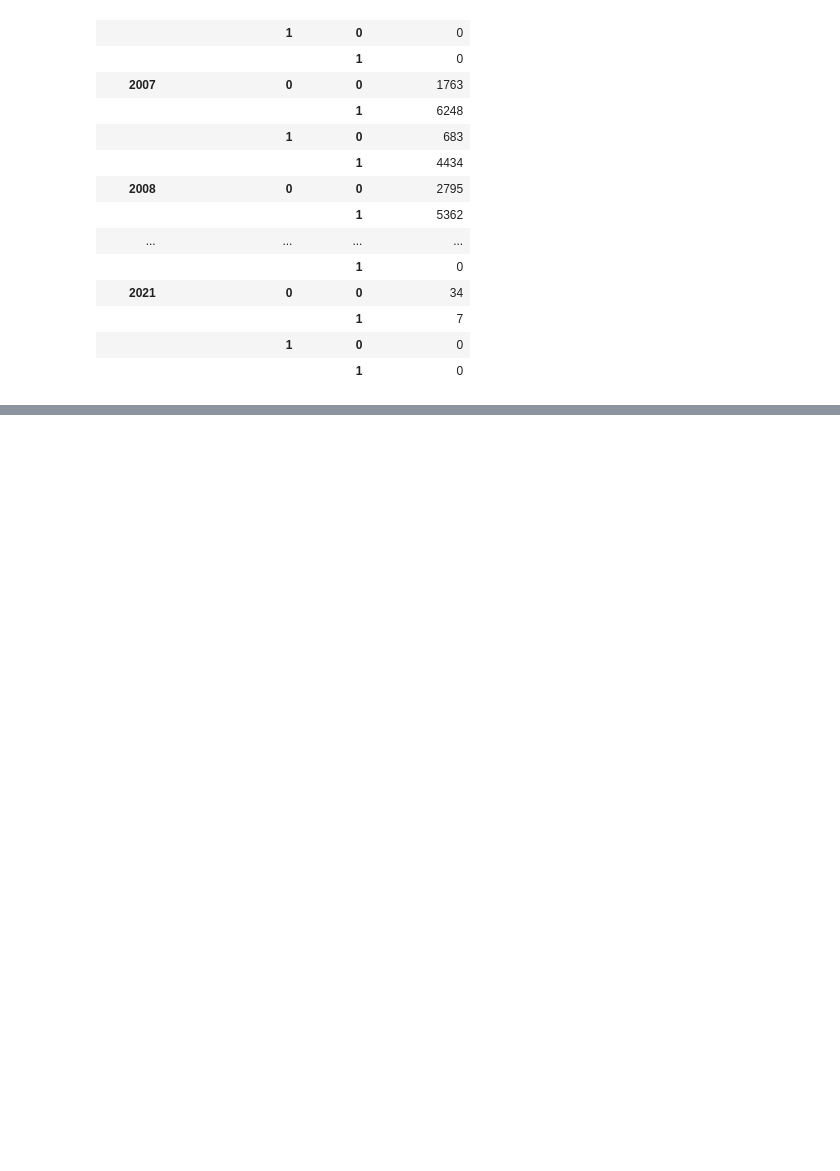
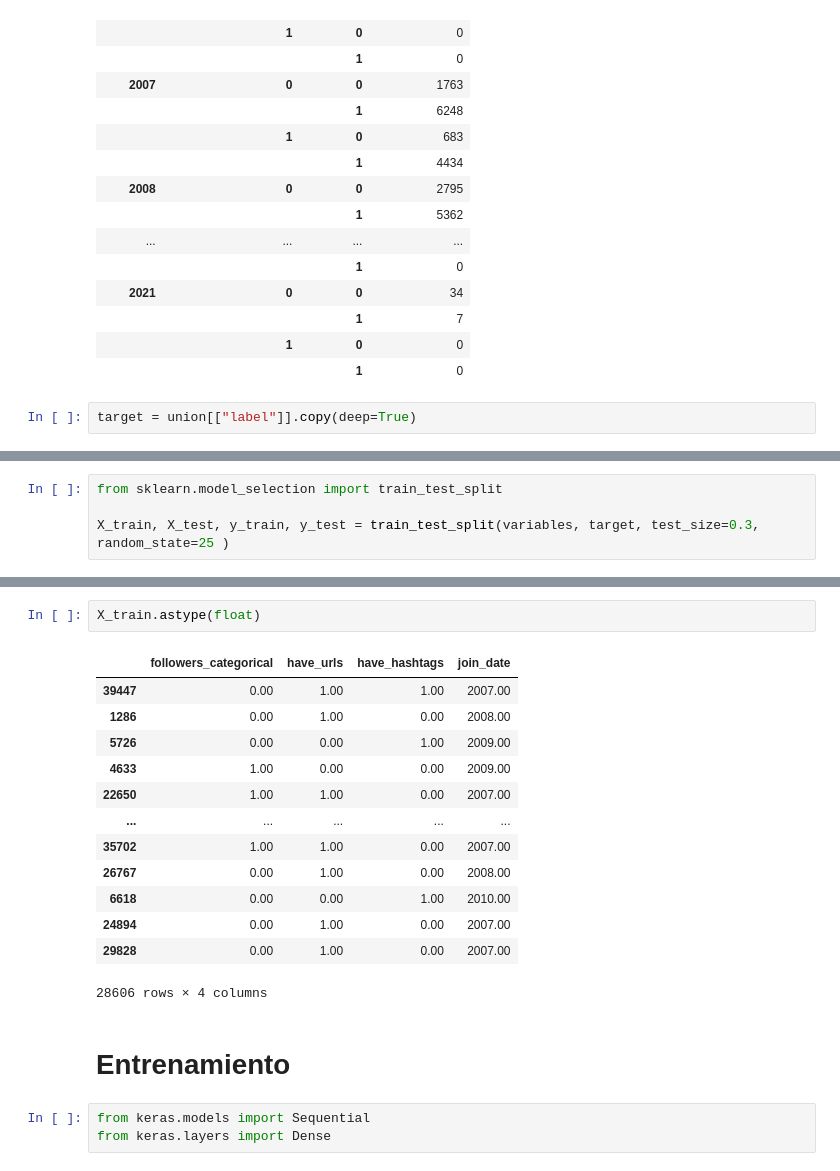
Before and after one commit to julianmelero/twitter-ai, a Jupyter notebook: Analysis/clasification.ipynb, the cells around one changed output, grey strips where cells are left out. Drawn from its saved outputs; the diff is of its cells as text; blank space fills up the shorter version.

Commit message:
Fit model

```diff
--- a/Analysis/clasification.ipynb
+++ b/Analysis/clasification.ipynb
@@ -297,3 +297,5 @@ variables.groupby(["join_date","followers_categorical","have_urls"]).count()
 |  |  | 1 | 7 |
 |  | 1 | 0 | 0 |
 |  |  | 1 | 0 |
+# %%
+target = union[["label"]].copy(deep=True)
@@ -299,0 +324,4 @@ variables.groupby(["join_date","followers_categorical","have_urls"]).count()
+# %%
+from sklearn.model_selection import train_test_split
+
+X_train, X_test, y_train, y_test = train_test_split(variables, target, test_size=0.3, random_state=25 )
@@ -299,0 +340,21 @@ variables.groupby(["join_date","followers_categorical","have_urls"]).count()
+# %%
+X_train.astype(float)
+# %% [output]
+|  | followers_categorical | have_urls | have_hashtags | join_date |
+| 39447 | 0.00 | 1.00 | 1.00 | 2007.00 |
+| 1286 | 0.00 | 1.00 | 0.00 | 2008.00 |
+| 5726 | 0.00 | 0.00 | 1.00 | 2009.00 |
+| 4633 | 1.00 | 0.00 | 0.00 | 2009.00 |
+| 22650 | 1.00 | 1.00 | 0.00 | 2007.00 |
+| ... | ... | ... | ... | ... |
+| 35702 | 1.00 | 1.00 | 0.00 | 2007.00 |
+| 26767 | 0.00 | 1.00 | 0.00 | 2008.00 |
+| 6618 | 0.00 | 0.00 | 1.00 | 2010.00 |
+| 24894 | 0.00 | 1.00 | 0.00 | 2007.00 |
+| 29828 | 0.00 | 1.00 | 0.00 | 2007.00 |
+28606 rows × 4 columns
+# %% [markdown]
+# Entrenamiento
+# %%
+from keras.models import Sequential
+from keras.layers import Dense
```
Also changed, not shown: parts of 9 cells of this notebook.
